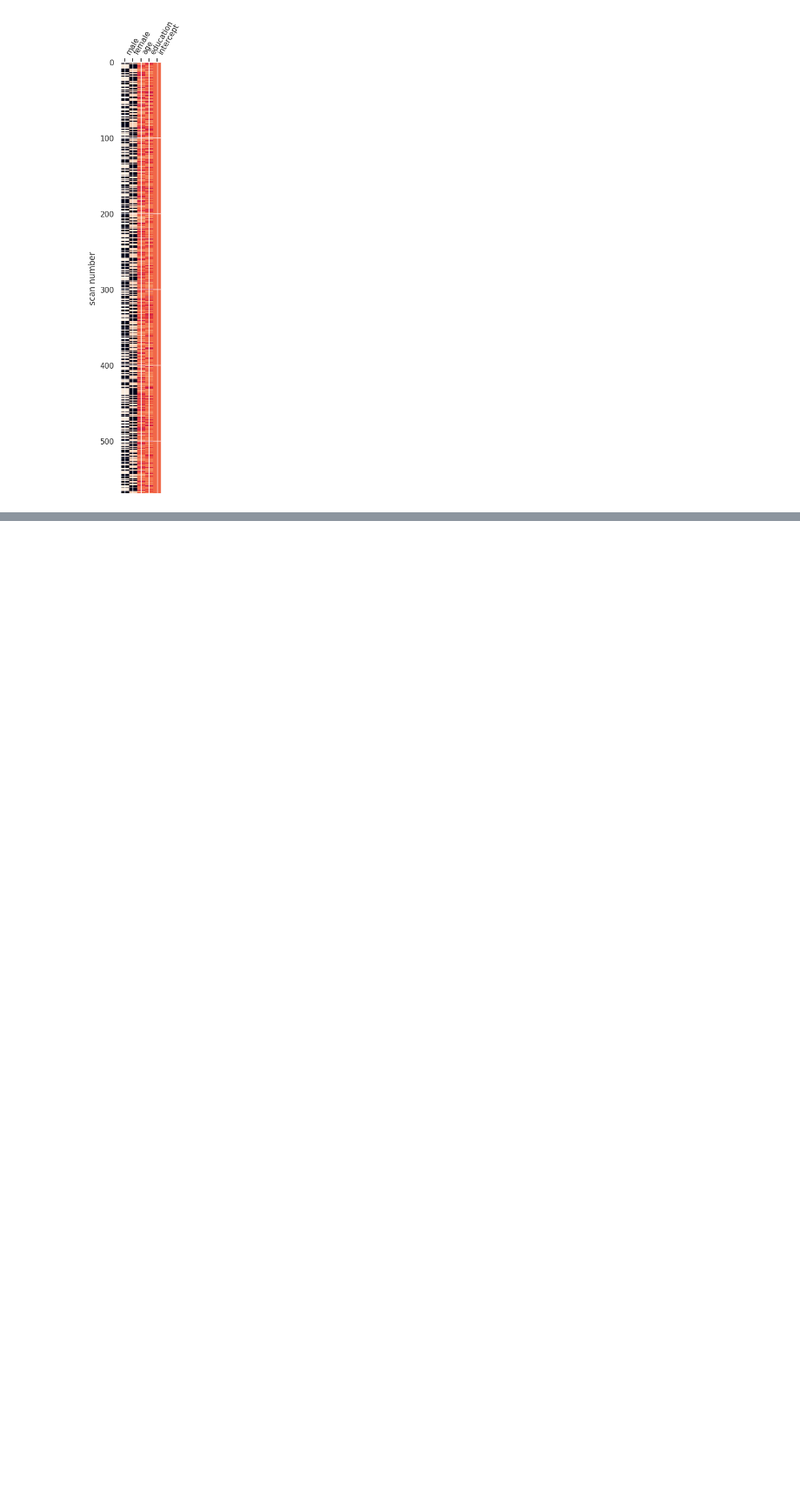
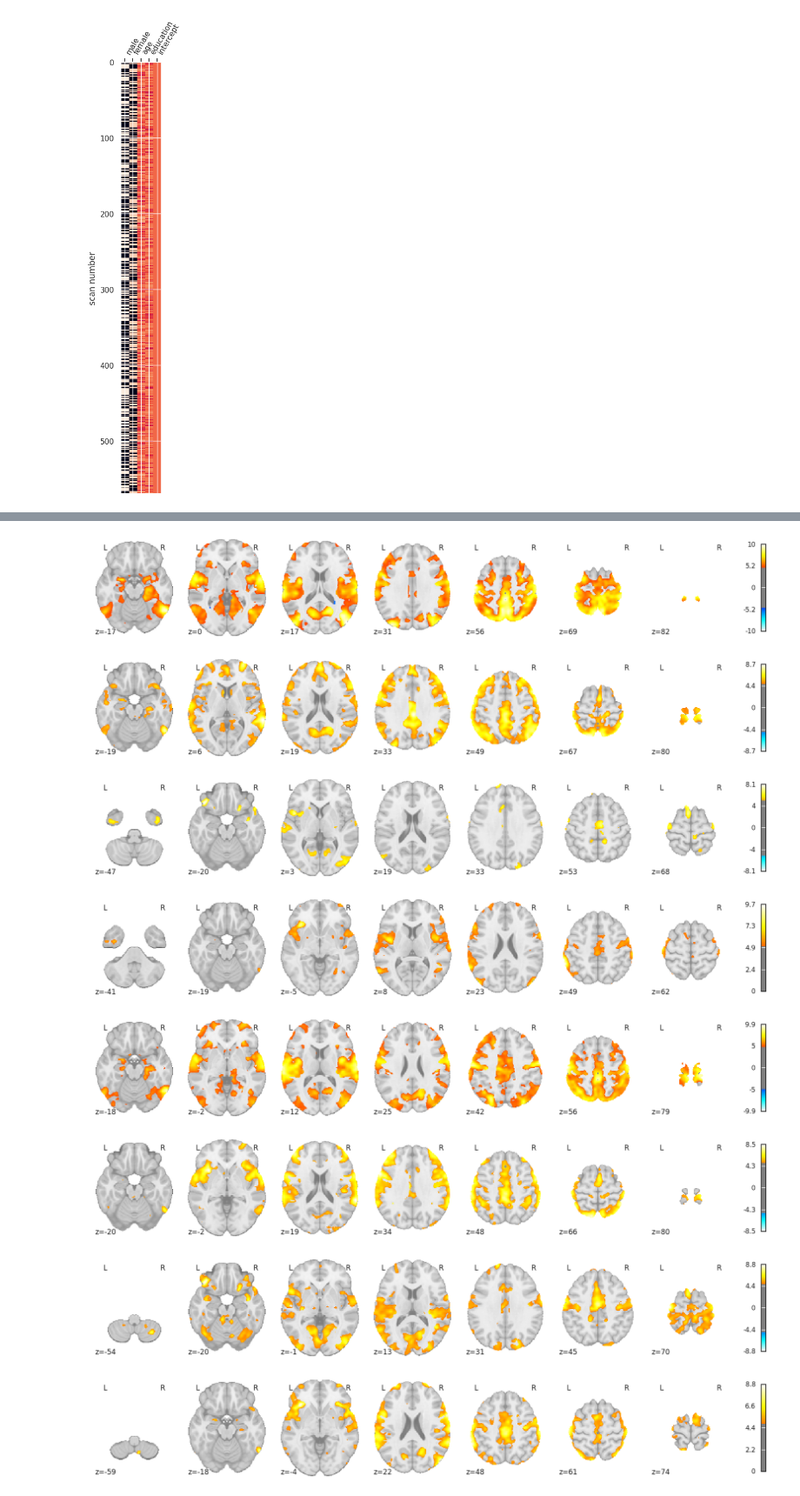
Before and after one commit to Xanthylajoie/sex_diff, a Jupyter notebook: paper2.ipynb, the cells around one changed output, grey strips where cells are left out. Shown at 87% size. Drawn from its saved outputs; the diff is of its cells as text; code cells hidden in the pictures; blank space fills up the shorter version.

Commit message:
z_map are now save on a folder on Xanthy desktop and we computed the std for man and woman

```diff
--- a/paper2.ipynb
+++ b/paper2.ipynb
@@ -70,7 +71,7 @@ diff_sex = pd.DataFrame(
 )
 
 
-design_matrix_sex = glm.second_level.make_second_level_design_matrix(df_boot["subject_label"], diff_sex)
+design_matrix_sex = glm.second_level.make_second_level_design_matrix(Final_df["subject_label"], diff_sex)
 plotting.plot_design_matrix(design_matrix_sex)
 # %% [output]
 <Axes: label='conditions', ylabel='scan number'>
@@ -91,18 +92,14 @@ for seeds in seed:
     glm_model = glm_model.fit(maps, design_matrix=design_matrix_sex)
     models_sex.append(glm_model)
 # %%
+# run this only one if you don't have the z maps
+seed = ["opIFG_L", "planumtemp_L", "aMTG_L", "pITG_L", "opIFG_R", "planumtemp_R", "aMTG_R", "pITG_R"]
+
 for i in range(0, len(models_sex)):
 
     z_map = models_sex[i].compute_contrast(second_level_contrast=[1,-1,0,0,0], output_type="z_score")
-
-    clean_map, threshold = threshold_stats_img(z_map,
-                                               alpha = 0.05,
-                                               height_control="fdr",
-                                               cluster_threshold=10)
-
-    plotting.plot_stat_map(clean_map,
-                           threshold = threshold,
-                           colorbar=True,
-                           display_mode="z")
-    plotting.show()
+    map_tpl = "/home/xlajoie/Desktop/z_maps/z_map_{seed_name}.nii"
+    # map_tpl = "/data/brambati/dataset/HCP/derivatives/seed-to-voxel-nilearn/results_2024/z_map_{seed_name}.nii"
+    map_path = map_tpl.format(seed_name=seed[i])
+    nb.save(z_map, map_path)
 # %% [output]
@@ -116,0 +114,26 @@ for i in range(0, len(models_sex)):
+# %%
+seeds = ["opIFG_L", "planumtemp_L", "aMTG_L", "pITG_L", "opIFG_R", "planumtemp_R", "aMTG_R", "pITG_R"]
+
+for seed in seeds:
+    map_tpl = "/home/xlajoie/Desktop/z_maps/z_map_{seed_name}.nii"
+    z_map = map_tpl.format(seed_name=seed)
+    clean_map, threshold = threshold_stats_img(z_map,
+                                               alpha = 0.000005,
+                                               height_control="fdr",
+                                               cluster_threshold=10)
+
+    plotting.plot_stat_map(clean_map,
+                           threshold = threshold,
+                           colorbar=True,
+                           display_mode="z")
+
+    plotting.show()
+# %% [output]
+[figure, added]
+[figure, added]
+[figure, added]
+[figure, added]
+[figure, added]
+[figure, added]
+[figure, added]
+[figure, added]
```
Also changed, not shown: parts of 3 cells of this notebook, 1 other file.
